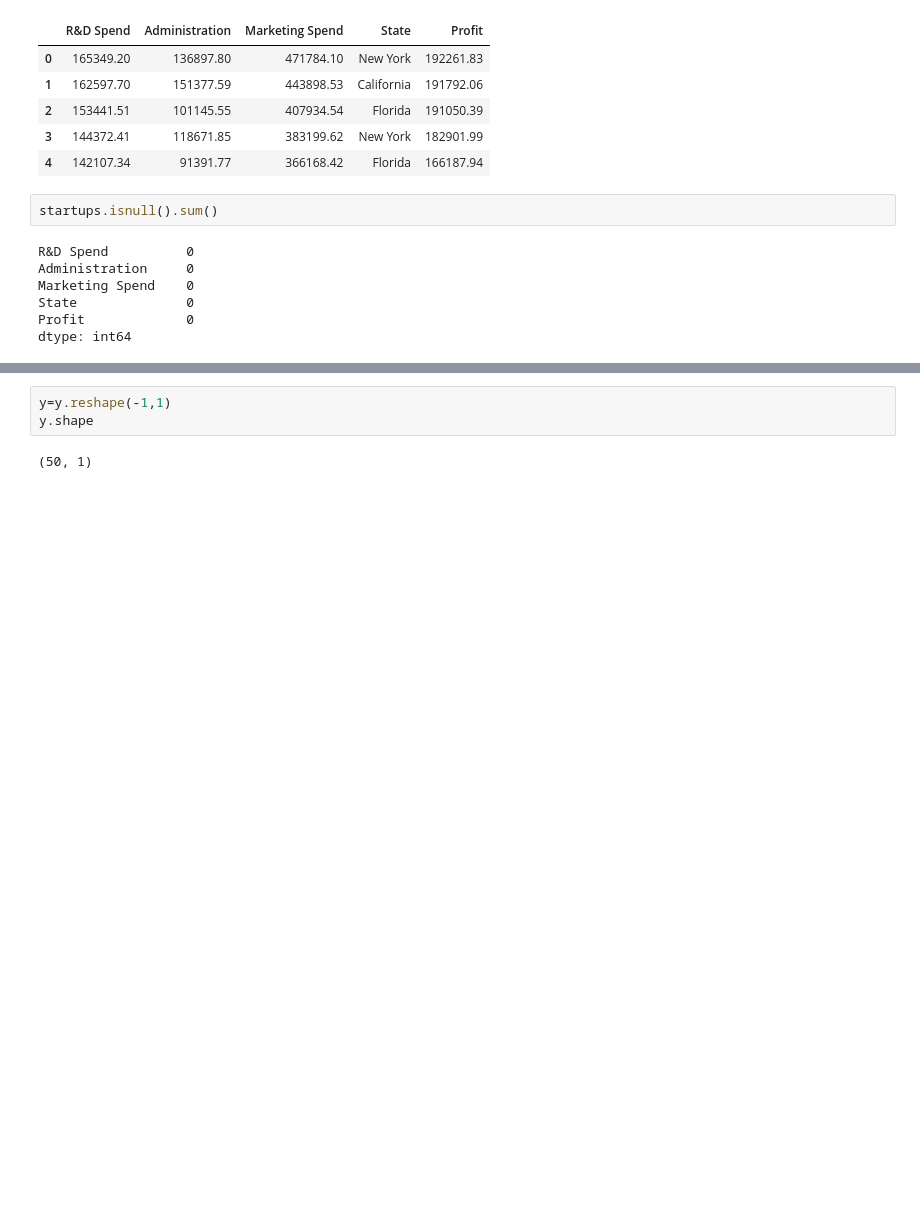
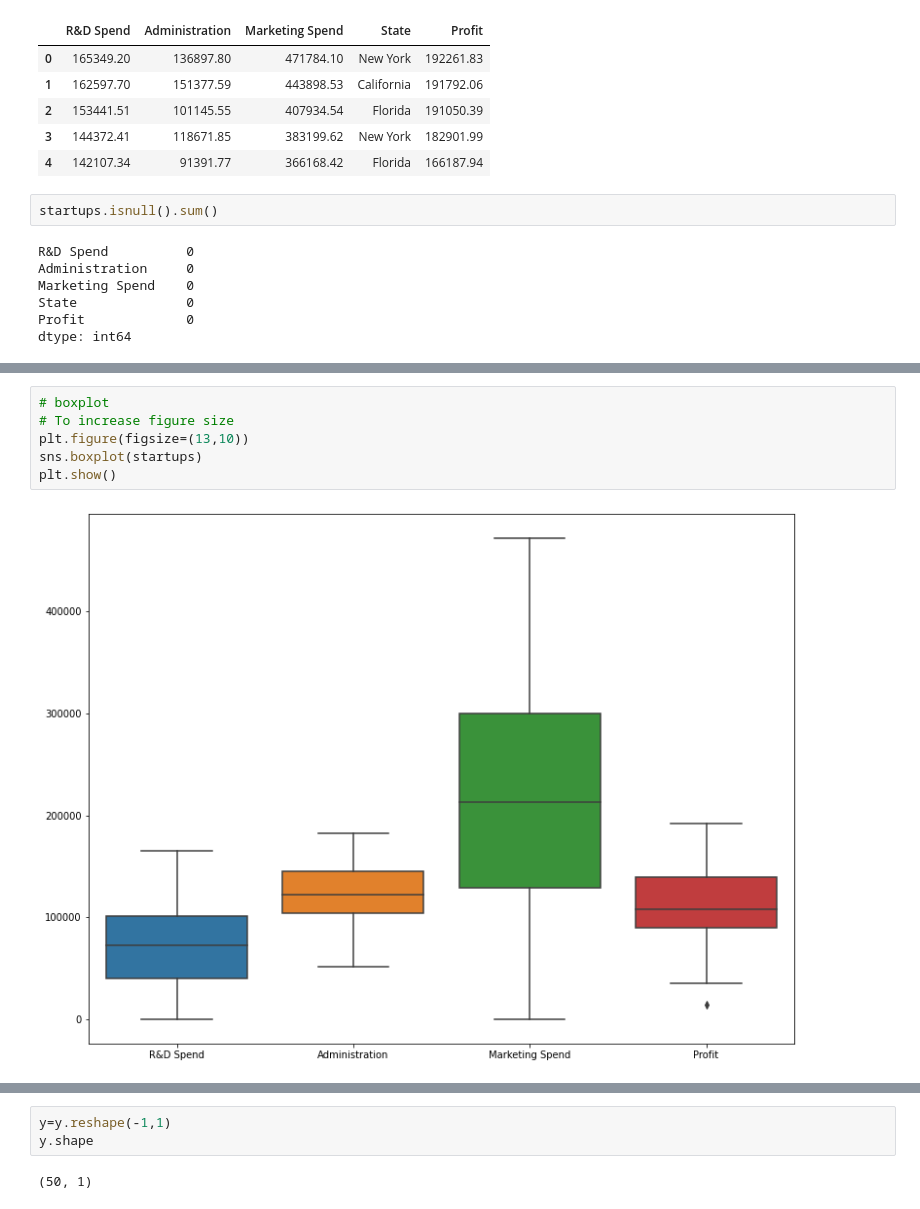
Before and after one commit to eashabibi/FML, a Jupyter notebook: Univariate_Regression_On_Startups.ipynb, the cells around one changed output, grey strips where cells are left out. Saved outputs shown, nothing was run; the diff lists cells and outputs as text; blank space fills up the shorter version.

```diff
--- a/Univariate_Regression_On_Startups.ipynb
+++ b/Univariate_Regression_On_Startups.ipynb
@@ -30,0 +33,8 @@ y=startups['Profit'].values
+# %%
+# boxplot
+# To increase figure size
+plt.figure(figsize=(13,10))
+sns.boxplot(startups)
+plt.show()
+# %% [output]
+[figure, added]
```
Also changed, not shown: parts of 19 cells of this notebook.
